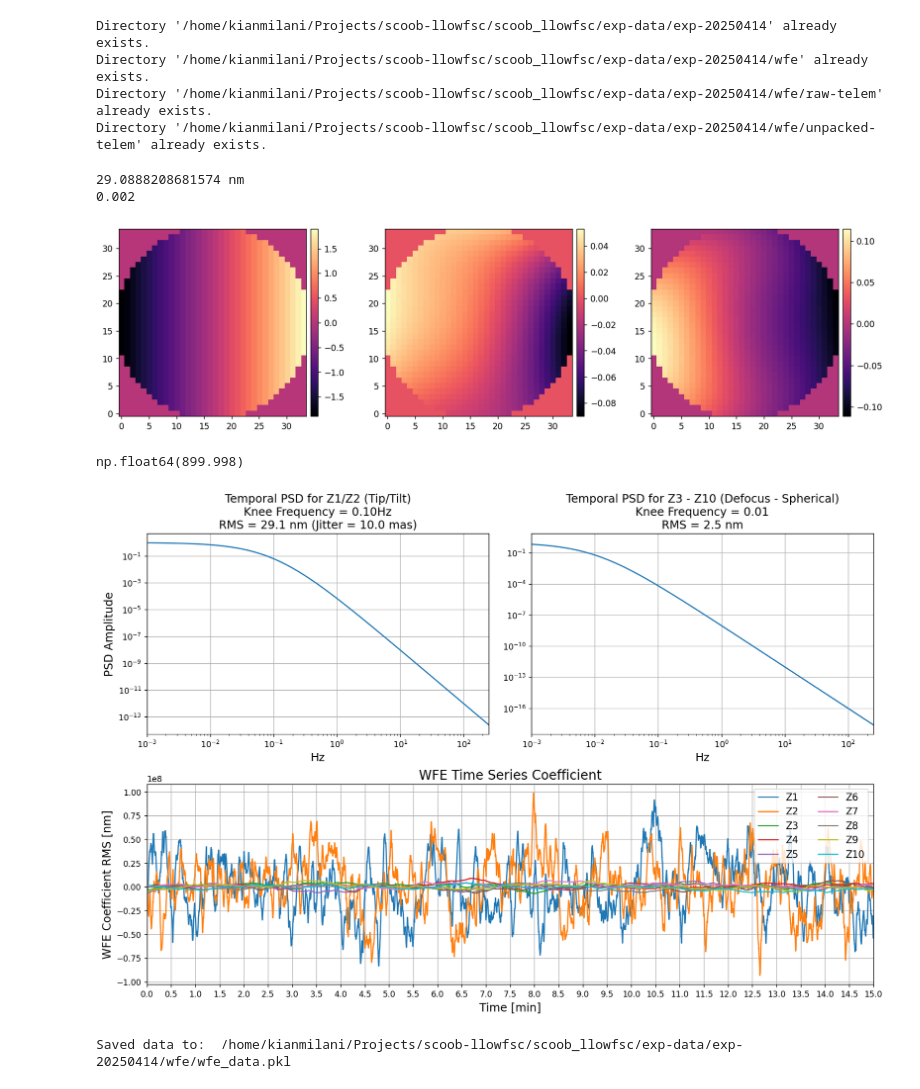
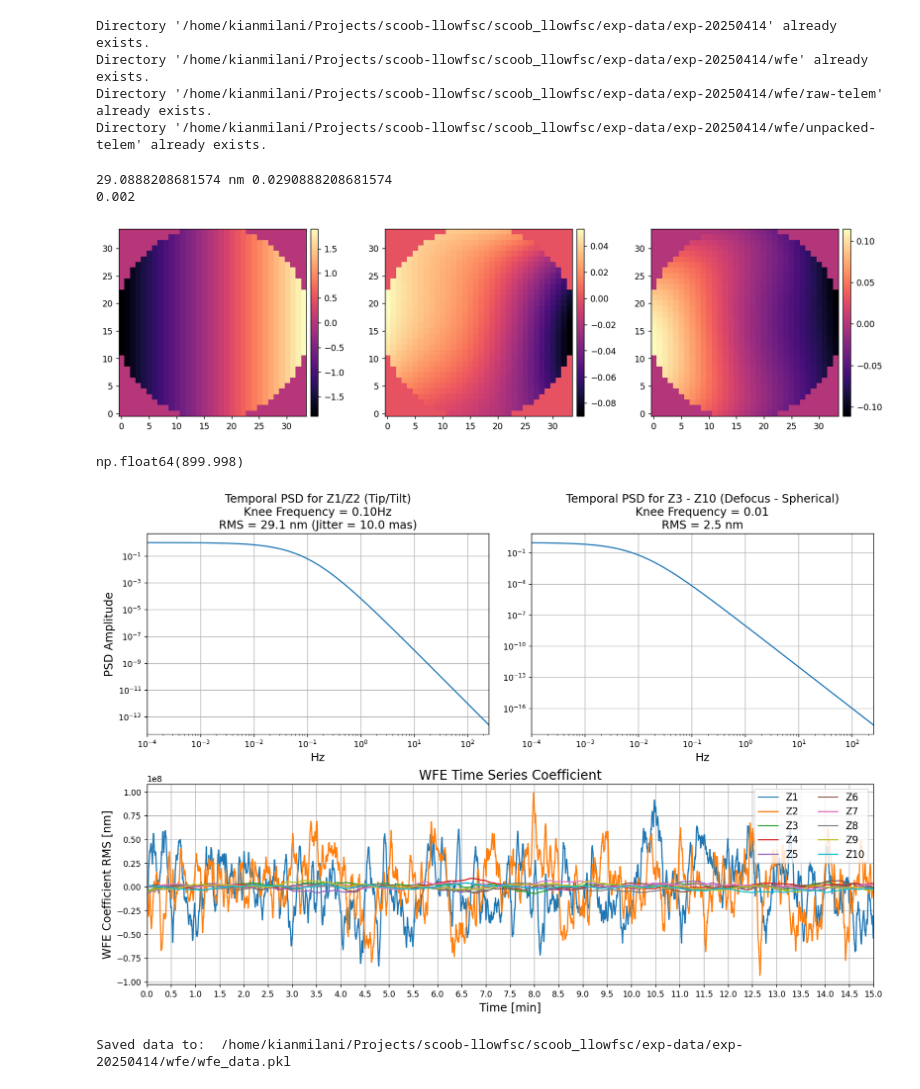
Before and after one commit to kian1377/scoob-llowfsc, a Jupyter notebook: exp-notebooks/generate_wfe_time_series copy.ipynb, the cells around one changed output. Saved outputs shown, nothing was run; the diff lists cells and outputs as text; code cells hidden in the pictures.

```diff
--- a/exp-notebooks/generate_wfe_time_series copy.ipynb
+++ b/exp-notebooks/generate_wfe_time_series copy.ipynb
@@ -32,5 +32,7 @@ dm_mask = ensure_np_array(dm.make_mask(Nact))
 utils.imshow([dm_mask])
 
 data_path = scoob_llowfsc.path/'exp-data'
+fig_path = scoob_llowfsc.path/'figs'
+print(fig_path)
 # %% [output]
 [figure]
@@ -70,11 +73,9 @@ mag = (total_pupil_diam / dm_beam_diam).decompose().value
 tt_pv_to_rms = 1/4
 tt_at_pupil_pv = np.tan(mag*jitter).value * dm_beam_diam
 tt_at_pupil_rms = tt_at_pupil_pv * tt_pv_to_rms
-print(tt_at_pupil_rms.to(u.nm))
+print(tt_at_pupil_rms.to(u.nm), tt_at_pupil_rms.to_value(u.um))
 
 wfe_modes_rms = np.array(2*[tt_at_pupil_rms.to_value(u.um)] + 8*[2.5e-3])
-# wfe_modes_rms = np.array(2*[20e-9] + 8*[2.5e-9])
-# wfe_modes_rms = np.array(2*[30e-9] + 3*[5e-9] + 5*[2.5e-9])
 knee_freqs = np.array([0.1]*2 + [0.01]*8) * u.Hz
 slope = 4
 
@@ -114,7 +115,7 @@ lo_wfe_first = np.sum( wfe_time_series[:, 0, None, None] * wfe_modes, axis=0)
 lo_wfe_last = np.sum( wfe_time_series[:, -1, None, None] * wfe_modes, axis=0)
 utils.imshow([wfe_modes[0], lo_wfe_first, lo_wfe_last])
 # %% [output]
-29.0888208681574 nm
+29.0888208681574 nm 0.0290888208681574
 0.002
 [figure]
 # %%
@@ -126,7 +127,7 @@ freqs = ensure_np_array(freqs)
 psd1 = ensure_np_array(wfe_psds[0])
 psd2 = ensure_np_array(wfe_psds[2])
 # psd_xlims = [freqs.min(), 1000]
-psd_xlims = [1e-3, fmax.to_value(u.Hz)]
+psd_xlims = [1e-4, fmax.to_value(u.Hz)]
 psd_ylims = None
 
 times = ensure_np_array(times)
@@ -155,34 +156,36 @@ ax.set_xlabel('Hz', fontsize=14)
 
 ax = fig.add_subplot(gs[0,3:])
 ax.plot(freqs,psd2)
 ax.set_title(f'Temporal PSD for Z3 - Z10 (Defocus - Spherical)\nKnee Frequency = {knee_freqs[2].to_value(u.Hz):.2f}\nRMS = {wfe_modes_rms[2]*1000:.1f} nm', fontsize=14)
 ax.set_yscale("log")
 ax.set_xscale("log")
 # ax.set_ylabel(f'PSD Amplitude')
 ax.grid()
 ax.set_xlim(psd_xlims)
 ax.set_ylim(psd_ylims)
 ax.set_xlabel('Hz', fontsize=14)
 
 ax = fig.add_subplot(gs[1,:])
 for i in range(N_wfe_modes):
     ax.plot(times/60, wfe_time_series[i]*1e9, label=f'Z{i+1}')
 ax.set_title(f'WFE Time Series Coefficient', fontsize=16)
 ax.set_ylabel(f'WFE Coefficient RMS [nm]', fontsize=14)
 ax.grid()
 ax.set_xlim(series_xlims)
 ax.set_ylim(series_ylims)
 ax.set_xticks(series_xticks)
 ax.set_xlabel('Time [min]', fontsize=14)
 ax.legend(ncol=2, loc='upper right', fontsize=12)
 # ax.legend(bbox_to_anchor=[0.95, 0.85])
 
 plt.subplots_adjust(
     wspace=0.5,
     hspace=0.25,
 )
+
+fig.savefig(fig_path/'scoob_llowfsc_wfe_time_series.pdf', format='pdf', bbox_inches="tight")
 # %% [output]
-[figure, old version]
+[figure, new version]
 # %%
 wfe_data = {
     'times':times,
```
Also changed, not shown: parts of 1 cell of this notebook, 9 other files.
